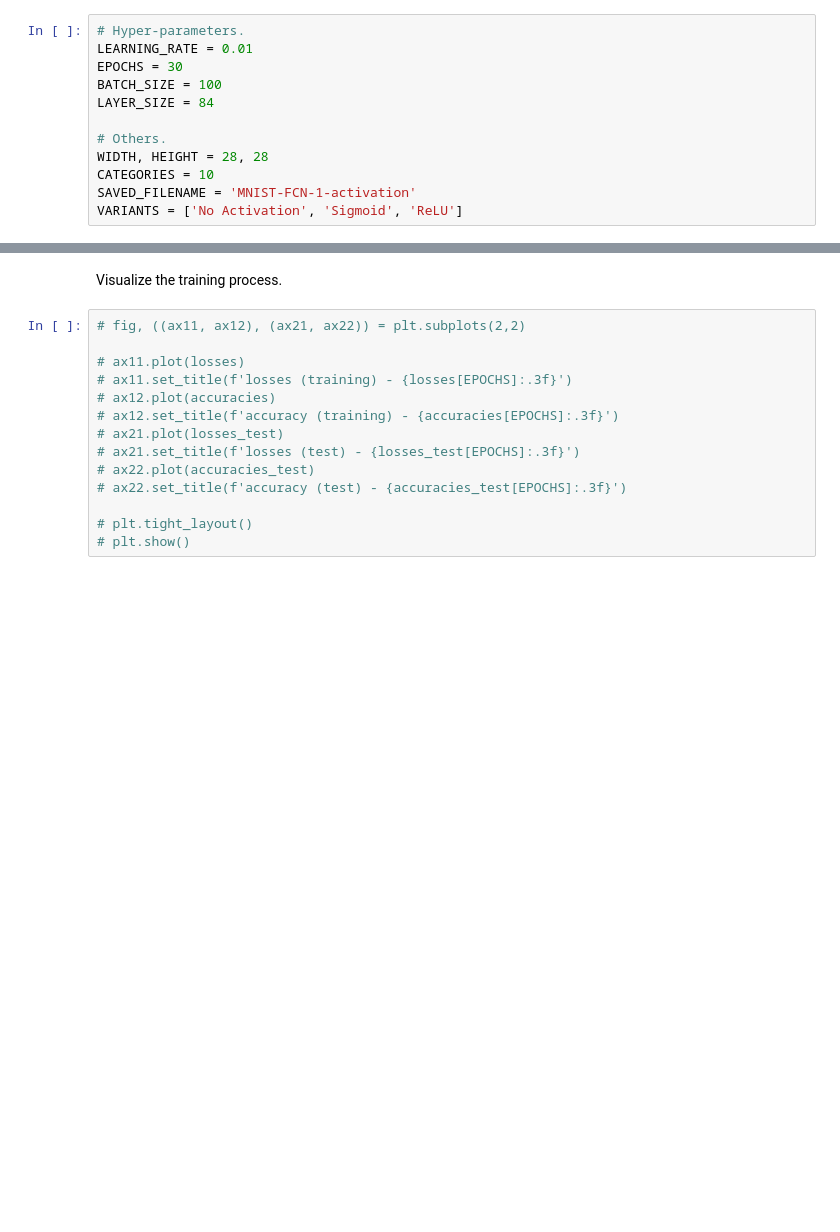
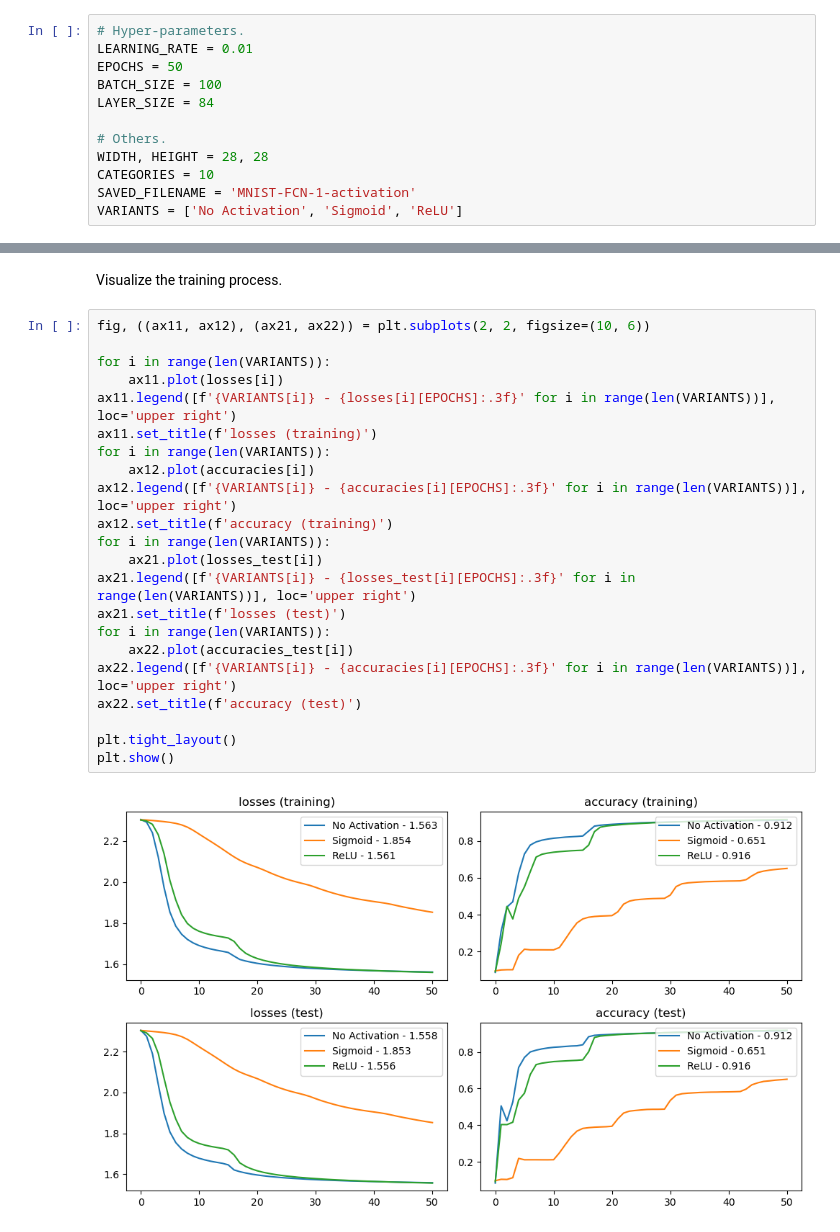
Before and after one commit to shuangxuetwelve/pytorch-practice, a Jupyter notebook: MNIST-FCN-1-activation.ipynb, the cells around one changed output, grey strips where cells are left out. Cells and saved outputs as stored; diff of their text form; blank space fills up the shorter version.

Commit message:
Show training process in MNIST-FCN-1-activation

```diff
--- a/MNIST-FCN-1-activation.ipynb
+++ b/MNIST-FCN-1-activation.ipynb
@@ -17,7 +17,7 @@ import utils
 # %%
 # Hyper-parameters.
 LEARNING_RATE = 0.01
-EPOCHS = 30
+EPOCHS = 50
 BATCH_SIZE = 100
 LAYER_SIZE = 84
 
@@ -361,16 +361,26 @@ print(tabulate(rows, headers=headers, tablefmt='github'))
 # %% [markdown]
 Visualize the training process.
-# %%
-# fig, ((ax11, ax12), (ax21, ax22)) = plt.subplots(2,2)
-
-# ax11.plot(losses)
-# ax11.set_title(f'losses (training) - {losses[EPOCHS]:.3f}')
-# ax12.plot(accuracies)
-# ax12.set_title(f'accuracy (training) - {accuracies[EPOCHS]:.3f}')
-# ax21.plot(losses_test)
-# ax21.set_title(f'losses (test) - {losses_test[EPOCHS]:.3f}')
-# ax22.plot(accuracies_test)
-# ax22.set_title(f'accuracy (test) - {accuracies_test[EPOCHS]:.3f}')
-
-# plt.tight_layout()
-# plt.show()
+# %%
+fig, ((ax11, ax12), (ax21, ax22)) = plt.subplots(2, 2, figsize=(10, 6))
+
+for i in range(len(VARIANTS)):
+    ax11.plot(losses[i])
+ax11.legend([f'{VARIANTS[i]} - {losses[i][EPOCHS]:.3f}' for i in range(len(VARIANTS))], loc='upper right')
+ax11.set_title(f'losses (training)')
+for i in range(len(VARIANTS)):
+    ax12.plot(accuracies[i])
+ax12.legend([f'{VARIANTS[i]} - {accuracies[i][EPOCHS]:.3f}' for i in range(len(VARIANTS))], loc='upper right')
+ax12.set_title(f'accuracy (training)')
+for i in range(len(VARIANTS)):
+    ax21.plot(losses_test[i])
+ax21.legend([f'{VARIANTS[i]} - {losses_test[i][EPOCHS]:.3f}' for i in range(len(VARIANTS))], loc='upper right')
+ax21.set_title(f'losses (test)')
+for i in range(len(VARIANTS)):
+    ax22.plot(accuracies_test[i])
+ax22.legend([f'{VARIANTS[i]} - {accuracies[i][EPOCHS]:.3f}' for i in range(len(VARIANTS))], loc='upper right')
+ax22.set_title(f'accuracy (test)')
+
+plt.tight_layout()
+plt.show()
+# %% [output]
+[figure, added]
```
Also changed, not shown: parts of 2 cells of this notebook, 1 other file.
